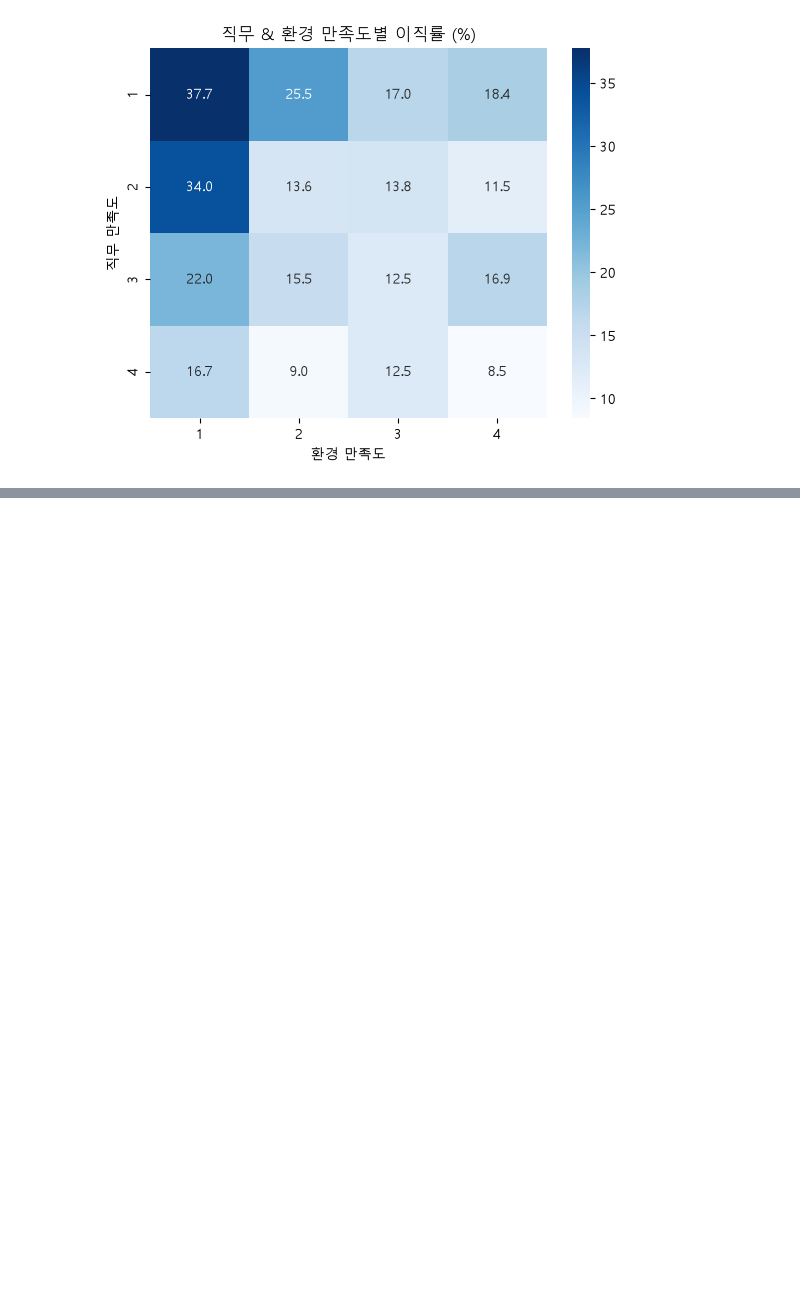
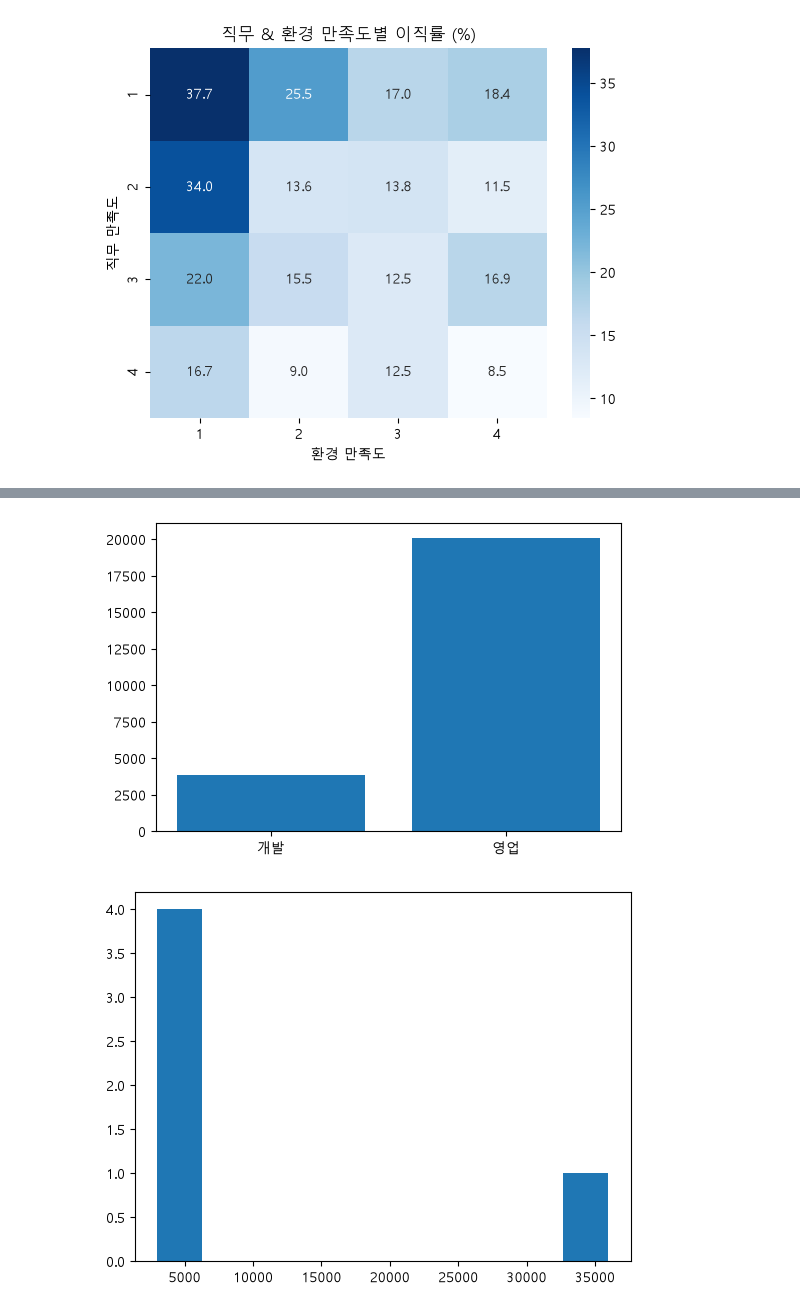
Before and after one commit to fdsa0317/kdt-data-analysis, a Jupyter notebook: 복습.ipynb, the cells around one changed output, grey strips where cells are left out. Saved outputs shown, nothing was run; the diff lists cells and outputs as text; code cells hidden in the pictures; blank space fills up the shorter version.

```diff
--- a/복습.ipynb
+++ b/복습.ipynb
@@ -289,0 +366,20 @@ plt.show()
+# %%
+# 3번. 이상치 처리
+# salary 컬럼에 대해 IQR 방식으로 이상치를 판단하여 제거하시오.
+# 1. Q1을 계산하시오.
+# 2. Q3를 계산하시오.
+# 3. IQR을 계산하시오.
+# 4. 정상 데이터의 최소 기준값과 최대 기준값을 계산하시오.
+# 5. 이상치를 제외한 데이터만 clean_df에 저장하시오.
+
+# 답안
+Q1 = df["salary"].quantile(0.25)
+Q3 = df["salary"].quantile(0.75)
+IQR = Q3 - Q1
+lower = Q1 - 1.5 * IQR
+upper = Q3 + 1.5 * IQR
+clean_df = df[
+    (df["salary"] >= lower) &
+    (df["salary"] <= upper)
+]
+clean_df
@@ -289,0 +412,25 @@ plt.show()
+# %%
+# 5번. 그룹별 데이터 분석 및 시각화
+# clean_df를 이용하여 다음 결과를 구하시오.
+
+# 1. department별 평균 salary를 구하시오.
+# 2. department별 인원 수를 구하시오.
+# 3. attrition별 평균 age를 구하시오.
+# 4. department별 salary의 count, mean, min, max를 한 번에 조회하시오.
+# 5. department별 평균 salary를 막대그래프로 시각화하시오.
+# 6. salary의 분포를 히스토그램으로 시각화하시오.
+
+# 답안
+df_mean = clean_df.groupby("department")["salary"].mean()
+clean_df.groupby("department").size()
+clean_df.groupby("attrition")["age"].mean()
+clean_df.groupby("department")["salary"].agg(["count", "mean", "min", "max"])
+
+plt.figure(figsize=(6, 4))
+plt.bar(df_mean.index, df_mean.values)
+plt.show()
+plt.hist(clean_df["salary"])
+plt.show()
+# %% [output]
+[figure, added]
+[figure, added]
```
Also changed, not shown: parts of 9 cells of this notebook, 1 other file.
